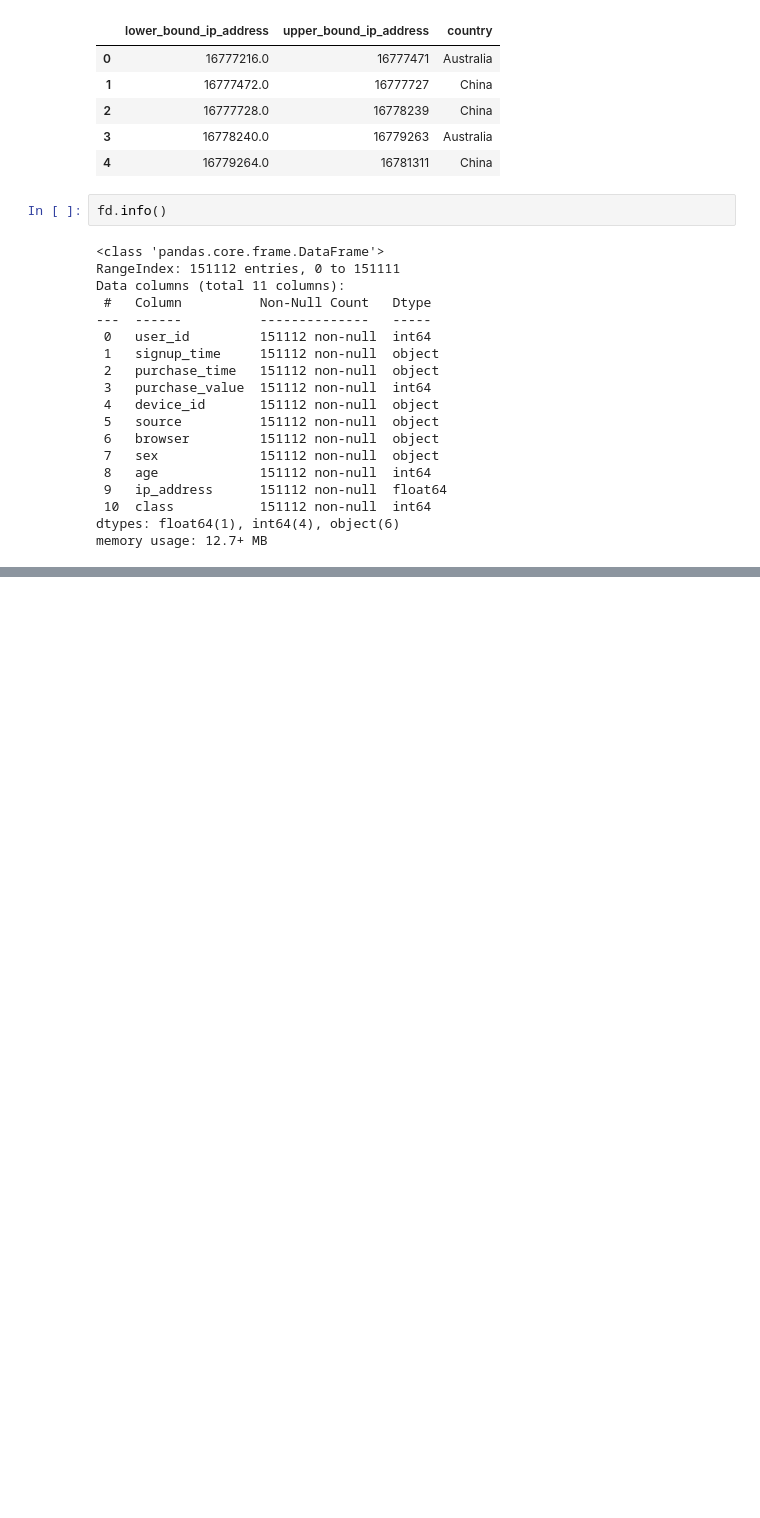
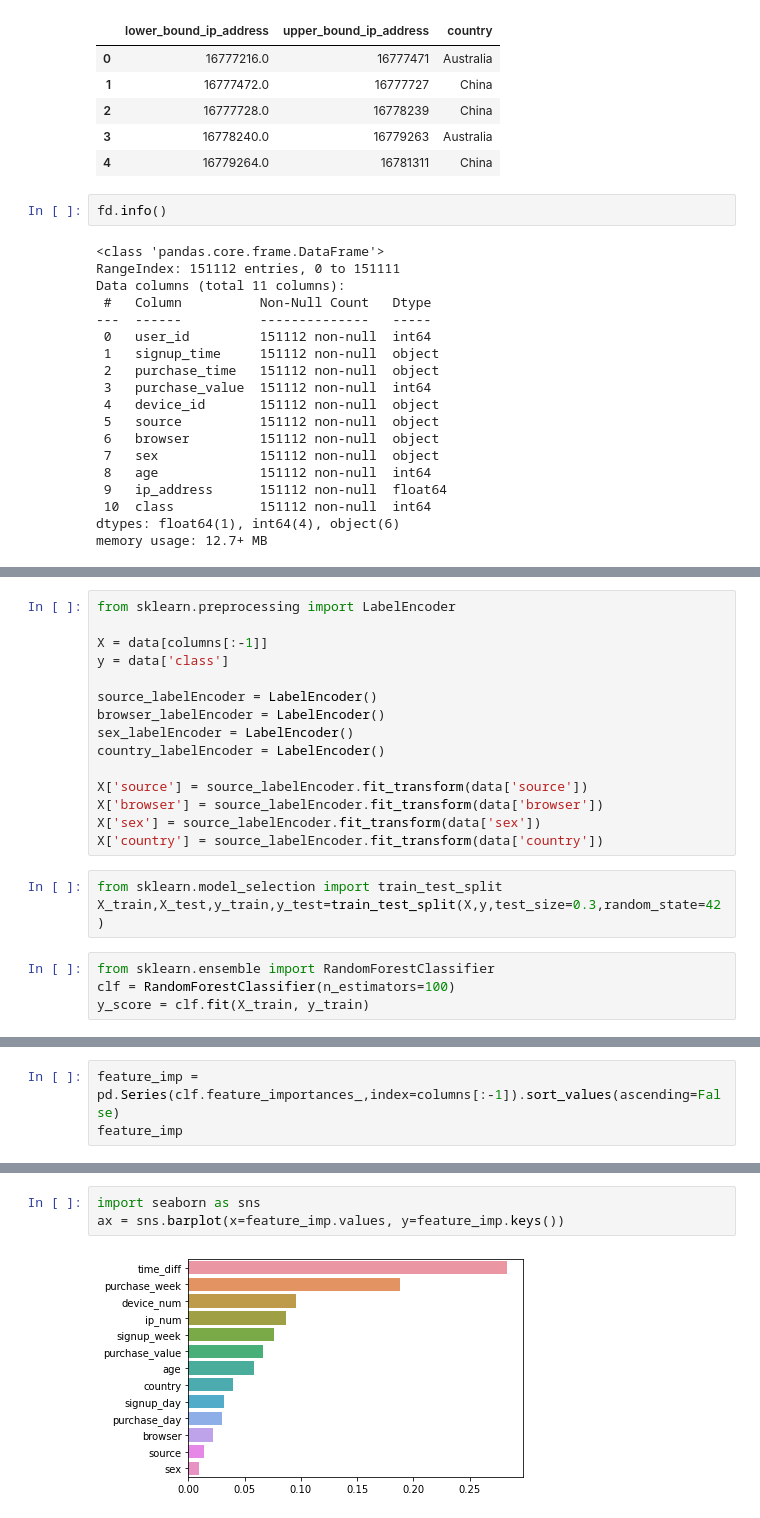
Before and after one commit to batgar37/math_algo, a Jupyter notebook: Projet Fraude.ipynb, the cells around one changed output, grey strips where cells are left out. Saved outputs shown, nothing was run; the diff lists cells and outputs as text; blank space fills up the shorter version.

```diff
--- a/Projet Fraude.ipynb
+++ b/Projet Fraude.ipynb
@@ -99,0 +246,22 @@ fd
+# %%
+from sklearn.preprocessing import LabelEncoder
+
+X = data[columns[:-1]]
+y = data['class']
+
+source_labelEncoder = LabelEncoder()
+browser_labelEncoder = LabelEncoder()
+sex_labelEncoder = LabelEncoder()
+country_labelEncoder = LabelEncoder()
+
+X['source'] = source_labelEncoder.fit_transform(data['source'])
+X['browser'] = source_labelEncoder.fit_transform(data['browser'])
+X['sex'] = source_labelEncoder.fit_transform(data['sex'])
+X['country'] = source_labelEncoder.fit_transform(data['country'])
+# %%
+from sklearn.model_selection import train_test_split
+X_train,X_test,y_train,y_test=train_test_split(X,y,test_size=0.3,random_state=42)
+# %%
+from sklearn.ensemble import RandomForestClassifier
+clf = RandomForestClassifier(n_estimators=100)
+y_score = clf.fit(X_train, y_train)
@@ -99,0 +278,3 @@ fd
+# %%
+feature_imp = pd.Series(clf.feature_importances_,index=columns[:-1]).sort_values(ascending=False)
+feature_imp
@@ -99,0 +296,5 @@ fd
+# %%
+import seaborn as sns
+ax = sns.barplot(x=feature_imp.values, y=feature_imp.keys())
+# %% [output]
+[figure, added]
```
Also changed, not shown: parts of 21 cells of this notebook.
